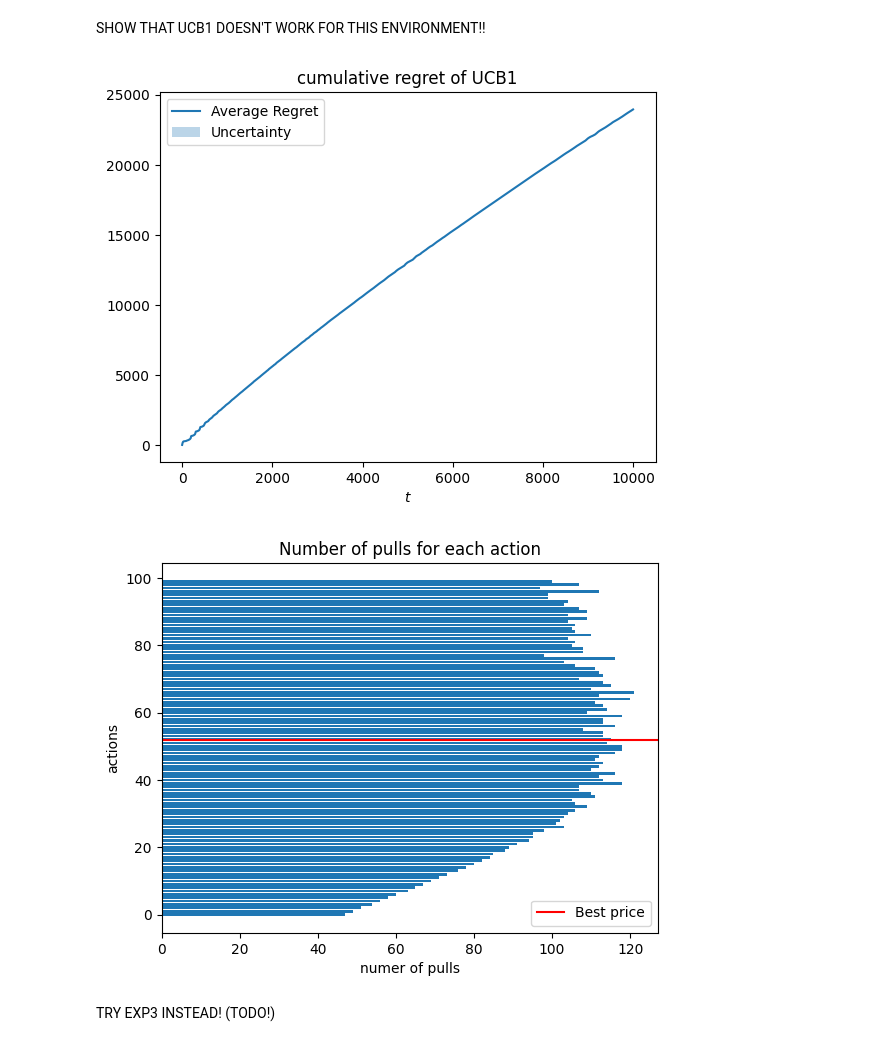
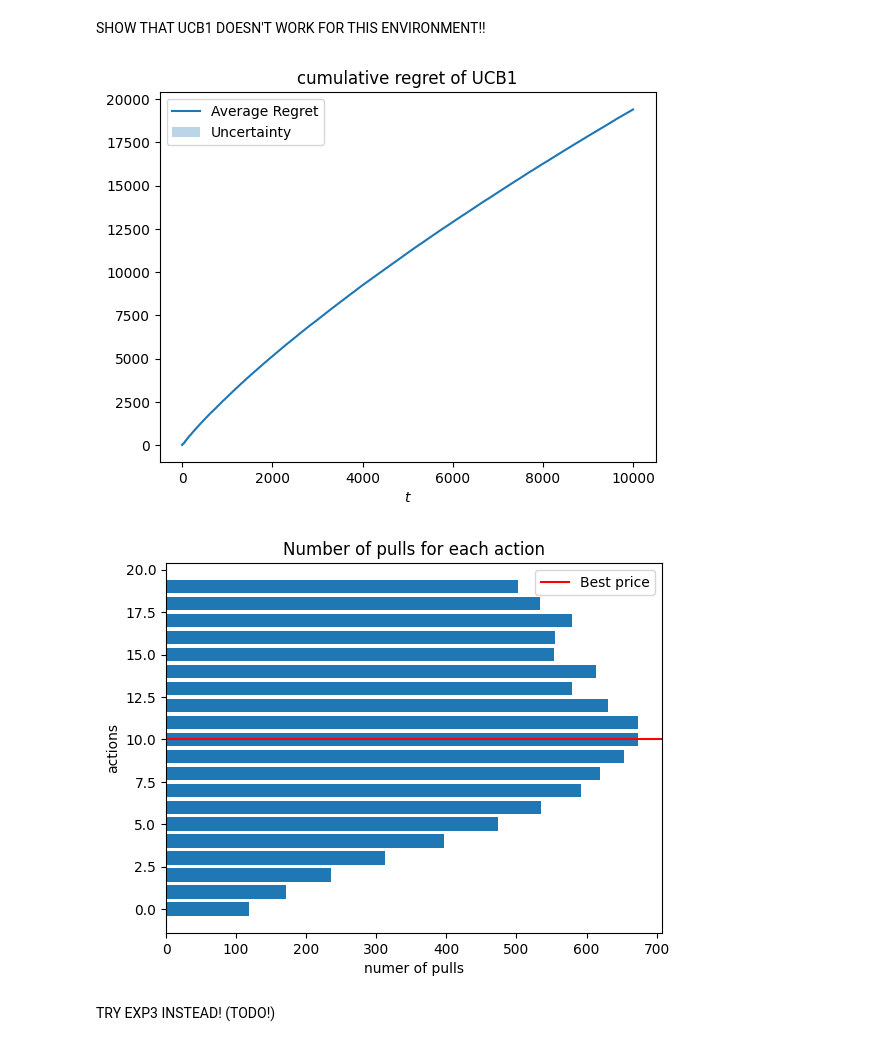
Before and after one commit to manuu1311/OLA-project, a Jupyter notebook: Deliverables/Requirement2/test_pricing.ipynb, the cells around one changed output. Drawn from its saved outputs; the diff is of its cells as text; code cells hidden in the pictures.

```diff
--- a/Deliverables/Requirement2/test_pricing.ipynb
+++ b/Deliverables/Requirement2/test_pricing.ipynb
@@ -17,7 +17,8 @@ regret_per_trial = []
 
 for seed in range(n_trials):
     T = 10000 # number of days
-    K = 100 # number of actions (see theory for the choice of K)
+    epsilon = T**(-0.33)
+    K =  int(1/epsilon)# number of actions (see theory for the choice of K)
     n_customers = 100 #this would depend on advertising step
 
     prices = np.linspace(0,1,K) # 100 actions
@@ -55,36 +56,36 @@ for seed in range(n_trials):
         agent_rewards = np.append(agent_rewards, r_t)
 
     cumulative_regret = np.cumsum(expected_clairvoyant_rewards-agent_rewards)
     regret_per_trial.append(cumulative_regret)
 
 regret_per_trial = np.array(regret_per_trial)
 
 average_regret = regret_per_trial.mean(axis=0)
 regret_sd = regret_per_trial.std(axis=0)
 
 plt.plot(np.arange(T), average_regret, label='Average Regret')
 plt.title('cumulative regret of UCB1')
 plt.fill_between(np.arange(T),
                 average_regret-regret_sd/np.sqrt(n_trials),
                 average_regret+regret_sd/np.sqrt(n_trials),
                 alpha=0.3,
                 label='Uncertainty')
 #plt.plot((0,T-1), (average_regret[0], average_regret[-1]), 'ro', linestyle="--")
 plt.xlabel('$t$')
 plt.legend()
 plt.show()
 
 plt.figure()
-plt.barh(np.arange(100), ucb_agent.N_pulls)
+plt.barh(np.arange(K), ucb_agent.N_pulls)
 plt.axhline(best_price_index, color='red', label='Best price')
 plt.ylabel('actions')
 plt.xlabel('numer of pulls')
 plt.legend()
 plt.title('Number of pulls for each action')
 plt.show();
 # %% [output]
-[figure, old version]
+[figure, new version]
-[figure, old version]
+[figure, new version]
 # %% [markdown]
 TRY EXP3 INSTEAD!
 (TODO!)
```
